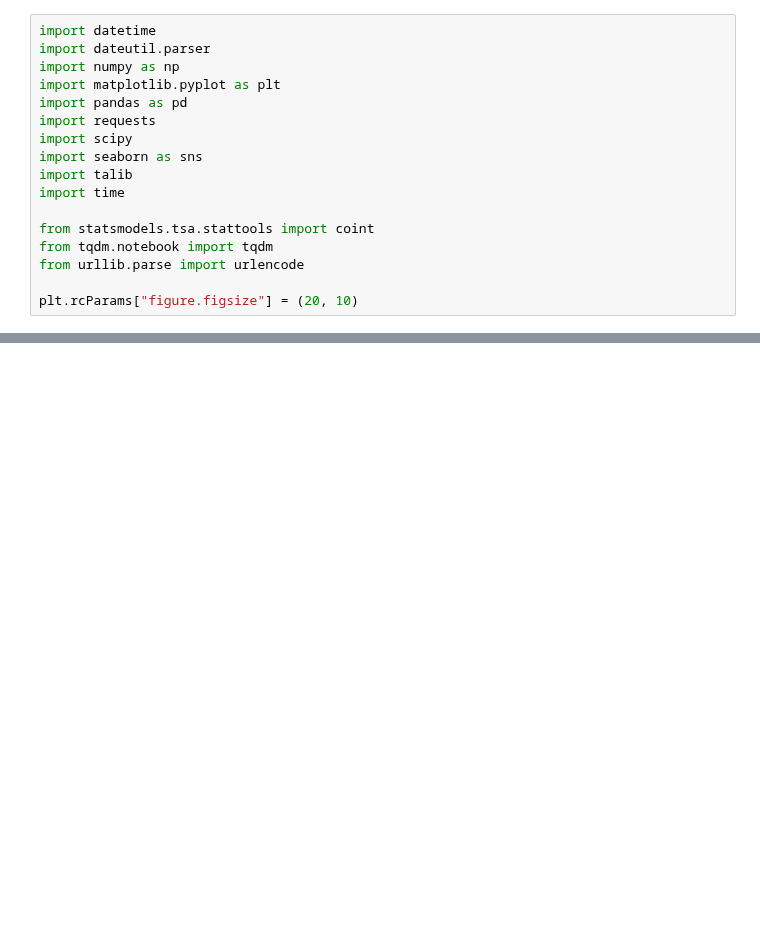
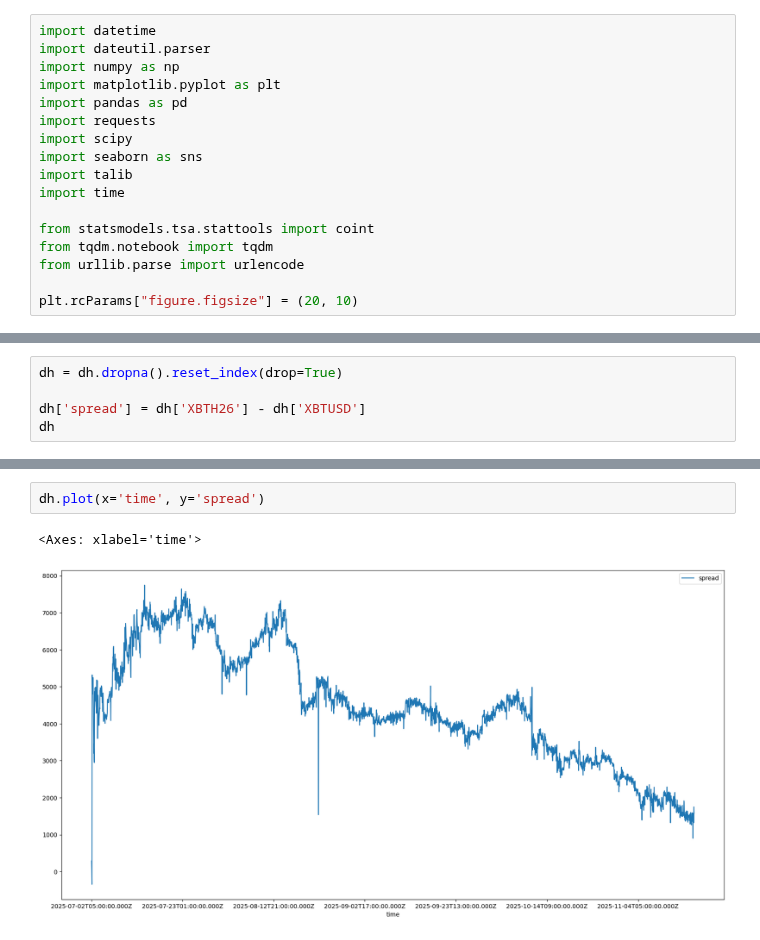
Before and after one commit to profitviews/battle, a Jupyter notebook: StatArb.ipynb, the cells around one changed output, grey strips where cells are left out. Drawn from its saved outputs; the diff is of its cells as text; blank space fills up the shorter version.

```diff
--- a/StatArb.ipynb
+++ b/StatArb.ipynb
@@ -43,0 +78,5 @@ def data_ohlc(sym, count=5000):
+# %%
+dh = dh.dropna().reset_index(drop=True)
+
+dh['spread'] = dh['XBTH26'] - dh['XBTUSD']
+dh
@@ -44,3 +97,8 @@ def data_ohlc(sym, count=5000):
+# %%
+dh.plot(x='time', y='spread')
+# %% [output]
+<Axes: xlabel='time'>
+[figure, added]
 # %%
 C = fetch_ohlc('ETHUSD')
 C[0]
```
Also changed, not shown: parts of 13 cells of this notebook.
